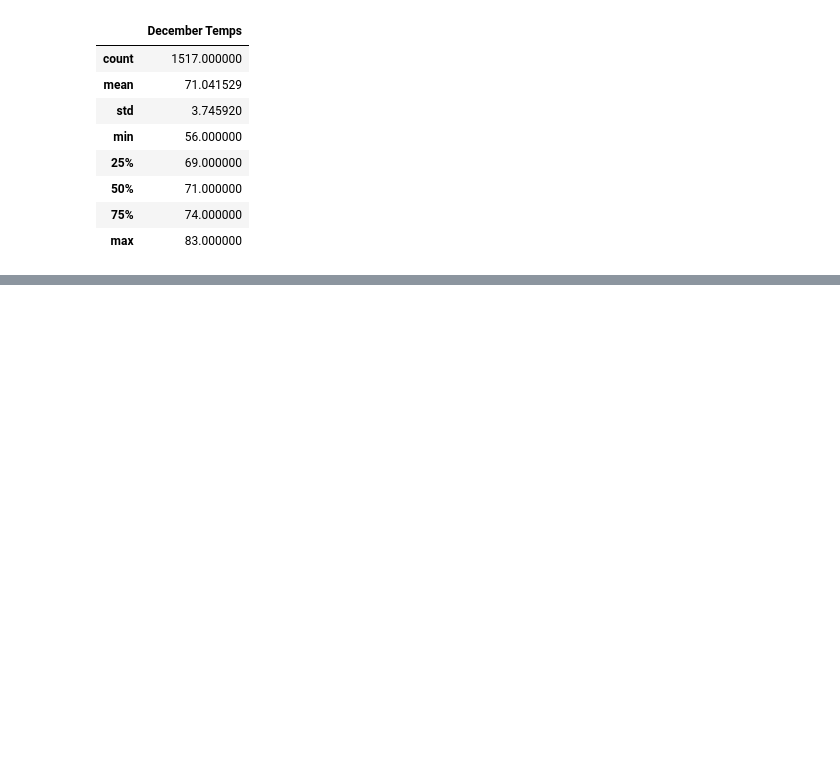
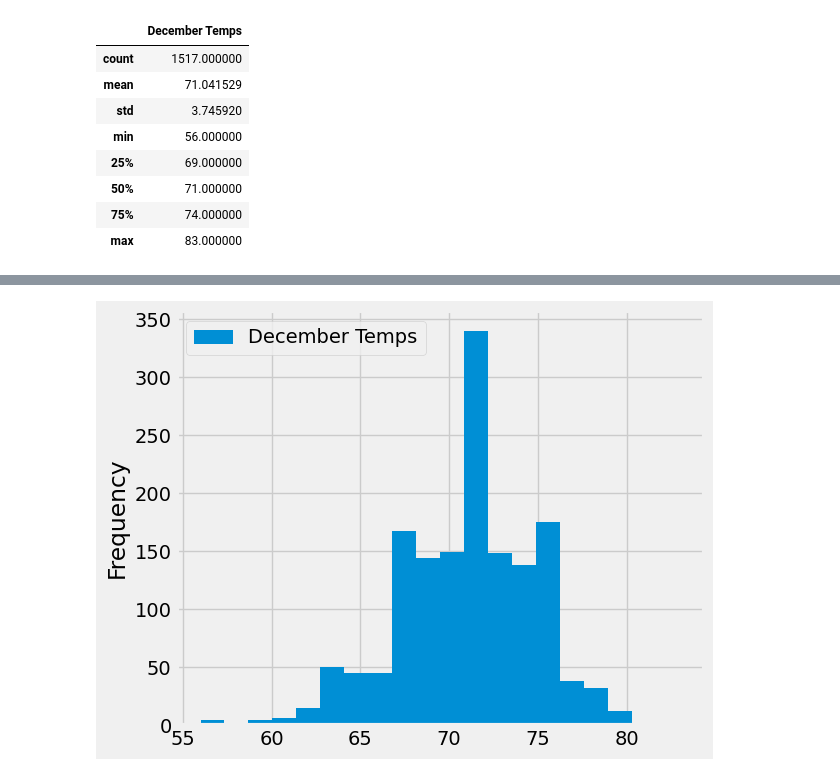
Before and after one commit to jhohing/Surfs_up, a Jupyter notebook: SurfsUp_Challenge.ipynb, the cells around one changed output, grey strips where cells are left out. Cells and saved outputs as stored; diff of their text form; code cells hidden in the pictures; blank space fills up the shorter version.

```diff
--- a/SurfsUp_Challenge.ipynb
+++ b/SurfsUp_Challenge.ipynb
@@ -83,0 +90,5 @@ df_dec.describe()
+# %%
+df_dec.plot.hist(bins=20)
+plt.tight_layout()
+# %% [output]
+[figure, added]
```
Also changed, not shown: parts of 4 cells of this notebook, 2 other files.
